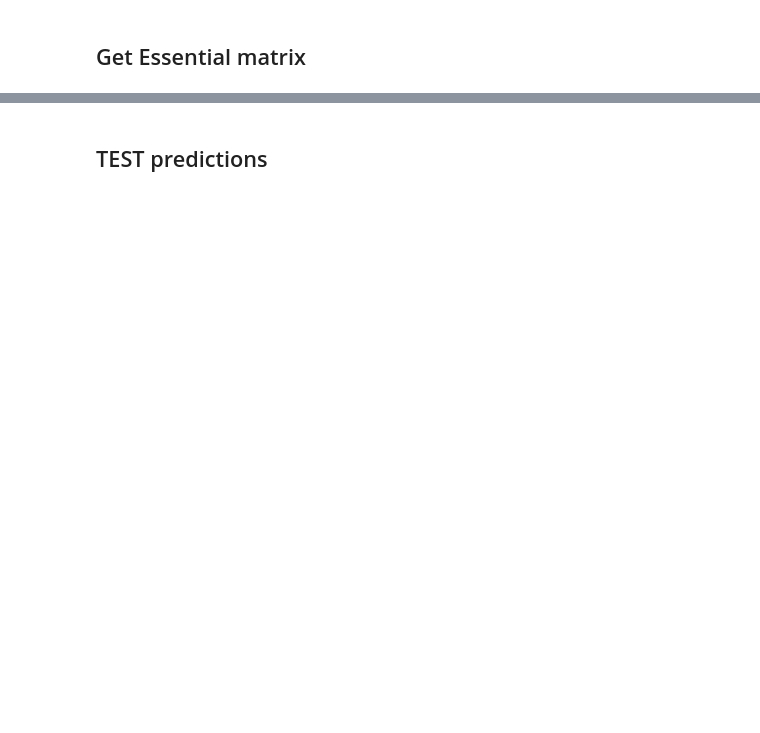
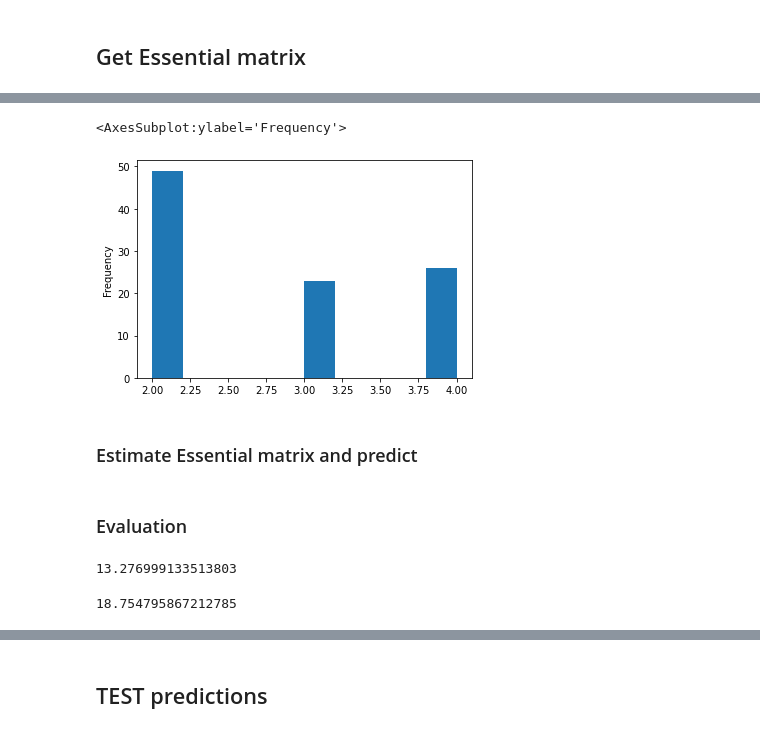
Before and after one commit to anankeman/CV-fineLocation, a Jupyter notebook: FE_NN_SIFT.ipynb, the cells around one changed output, grey strips where cells are left out. Saved outputs shown, nothing was run; the diff lists cells and outputs as text; code cells hidden in the pictures; blank space fills up the shorter version.

```diff
--- a/FE_NN_SIFT.ipynb
+++ b/FE_NN_SIFT.ipynb
@@ -304,0 +276,7 @@ array([[583.28297864,   0.        , 320.        ],
+# %%
+pd.Series(lenghtNone).plot(kind = 'hist')
+# %% [output]
+<AxesSubplot:ylabel='Frequency'>
+[figure, added]
+# %% [markdown]
+### Estimate Essential matrix and predict
@@ -304,0 +337,15 @@ array([[583.28297864,   0.        , 320.        ],
+# %% [markdown]
+### Evaluation
+# %%
+y_true = df[['x','y']].iloc[7000:]
+from sklearn.metrics import mean_absolute_error
+mean_absolute_error(y_true, predictions, multioutput = 'uniform_average')
+# %% [output]
+13.276999133513803
+# %%
+predTest = [df[['x','y']].iloc[m[0][0]].to_numpy() if len(m) > 0 and m[0][1] > 1 else np.array([df.x.mean(), df.y.mean()]) for m in k_best_matches]
+predTest = np.array(predTest)
+
+mean_absolute_error(y_true, predTest, multioutput = 'uniform_average')
+# %% [output]
+18.754795867212785
```
Also changed, not shown: parts of 58 cells of this notebook, 1 other file.
